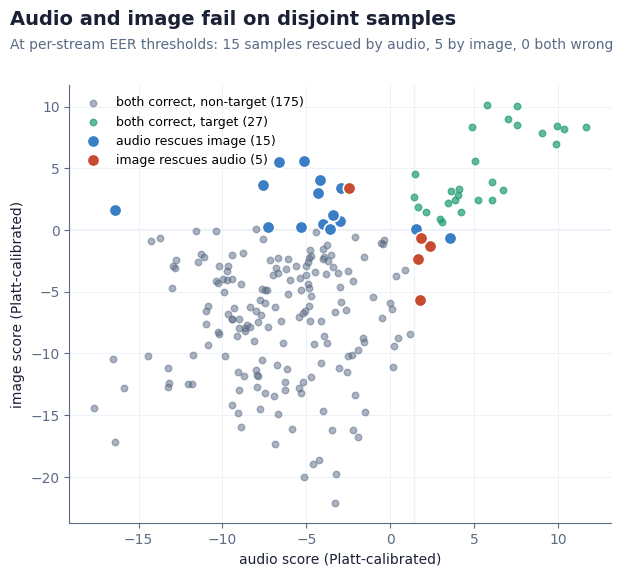
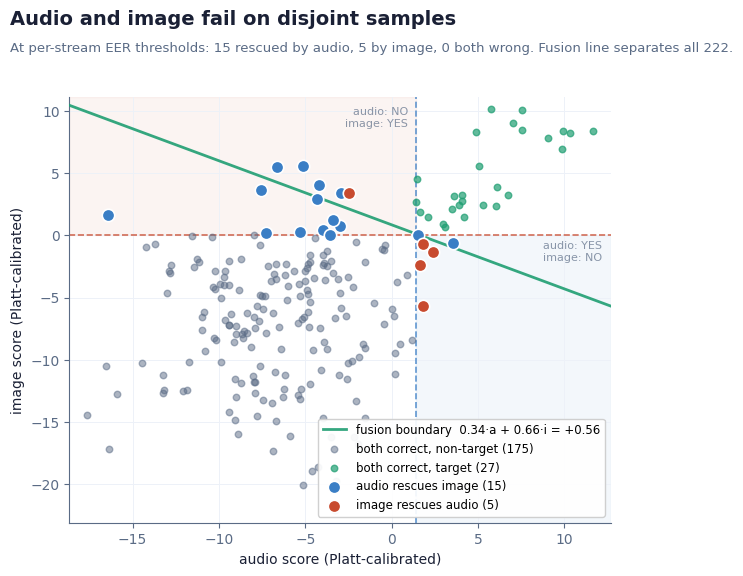
The notebook cell's code change between the first figure and the second:
--- before
+++ after
@@ -20,4 +20,9 @@
 ti = eer_threshold(si)
 
+# Fusion weights from E039 (renormalised over the 2 active streams; mfcc has w=0)
+W_A, W_I = 0.34, 0.66
+fused = W_A * sa + W_I * si
+tf = eer_threshold(fused)
+
 da = sa >= ta
 di = si >= ti
@@ -28,7 +33,24 @@
 
 fig, ax = plt.subplots(figsize=(6.6, 6.0))
-fig.subplots_adjust(top=0.85, left=0.13, right=0.95, bottom=0.12)
-ax.axhline(ti, color=P["grid"], lw=1, zorder=1)
-ax.axvline(ta, color=P["grid"], lw=1, zorder=1)
+fig.subplots_adjust(top=0.83, left=0.13, right=0.95, bottom=0.12)
+
+xlim = (sa.min() - 1, sa.max() + 1)
+ylim = (si.min() - 1, si.max() + 1)
+
+# Shade the two rescue quadrants
+ax.axhspan(ti, ylim[1], xmin=0, xmax=(ta - xlim[0]) / (xlim[1] - xlim[0]),
+           color=P["image"], alpha=0.06, zorder=0)
+ax.axvspan(ta, xlim[1], ymin=0, ymax=(ti - ylim[0]) / (ylim[1] - ylim[0]),
+           color=P["audio"], alpha=0.06, zorder=0)
+
+# Per-stream EER threshold lines (dashed)
+ax.axvline(ta, color=P["audio"], lw=1.2, ls="--", alpha=0.8, zorder=1)
+ax.axhline(ti, color=P["image"], lw=1.2, ls="--", alpha=0.8, zorder=1)
+
+# Fusion decision boundary: W_A*x + W_I*y = tf  =>  y = (tf - W_A*x) / W_I
+xs = np.array(xlim)
+ys = (tf - W_A * xs) / W_I
+ax.plot(xs, ys, color=P["fusion"], lw=2.0, ls="-", alpha=0.9,
+        label=f"fusion boundary  0.34·a + 0.66·i = {tf:+.2f}", zorder=3)
 
 ax.scatter(sa[both_right & (y == 0)], si[both_right & (y == 0)],
@@ -49,15 +71,23 @@
                label=f"both wrong ({both_wrong.sum()})", zorder=5)
 
+# Quadrant annotations
+ax.text(ta - 0.5, ylim[1] - 0.8, "audio: NO\nimage: YES",
+        fontsize=8, color=P["sub"], ha="right", va="top", alpha=0.7)
+ax.text(xlim[1] - 0.5, ti - 0.5, "audio: YES\nimage: NO",
+        fontsize=8, color=P["sub"], ha="right", va="top", alpha=0.7)
+
+ax.set_xlim(xlim); ax.set_ylim(ylim)
 ax.set_xlabel("audio score (Platt-calibrated)")
 ax.set_ylabel("image score (Platt-calibrated)")
 ax.grid(color=P["grid"], lw=0.7, zorder=0); ax.set_axisbelow(True)
-ax.legend(loc="upper left", frameon=False, fontsize=9, bbox_to_anchor=(0.0, 1.0))
+ax.legend(loc="lower right", frameon=True, fontsize=8.5, framealpha=0.92)
 
 fig.text(0.04, 0.95, "Audio and image fail on disjoint samples",
          color=P["ink"], fontsize=14, fontweight="bold")
-fig.text(0.04, 0.91,
-         f"At per-stream EER thresholds: {audio_right_only.sum()} samples rescued by audio, "
-         f"{image_right_only.sum()} by image, {both_wrong.sum()} both wrong",
-         color=P["sub"], fontsize=10)
+fig.text(0.04, 0.905,
+         f"At per-stream EER thresholds: {audio_right_only.sum()} rescued by audio, "
+         f"{image_right_only.sum()} by image, {both_wrong.sum()} both wrong. "
+         f"Fusion line separates all 222.",
+         color=P["sub"], fontsize=9.5)
 save(fig, "alt_c_complementarity")
 plt.show()

Commit: polish(figures): overlay fusion boundary + EER thresholds on alt_c